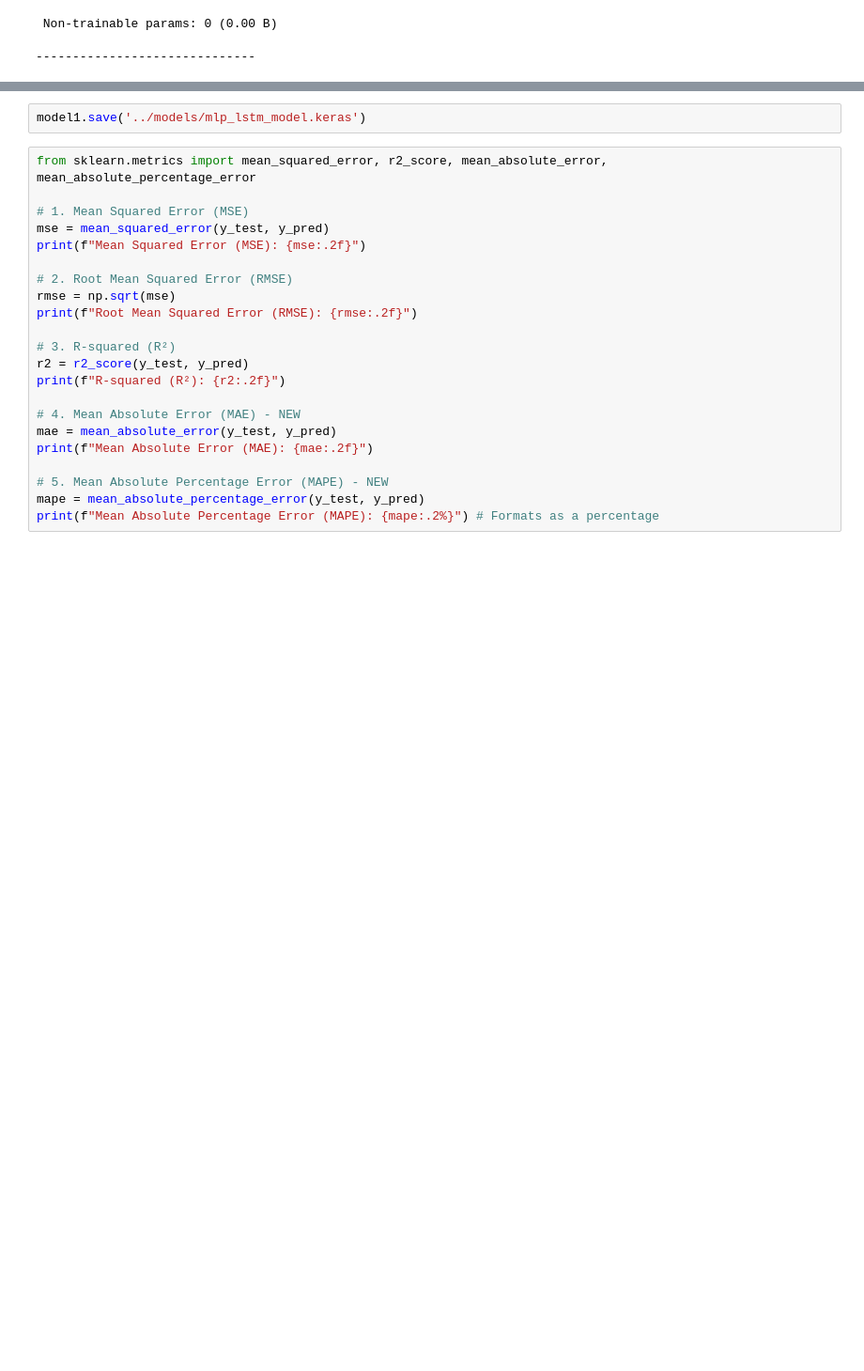
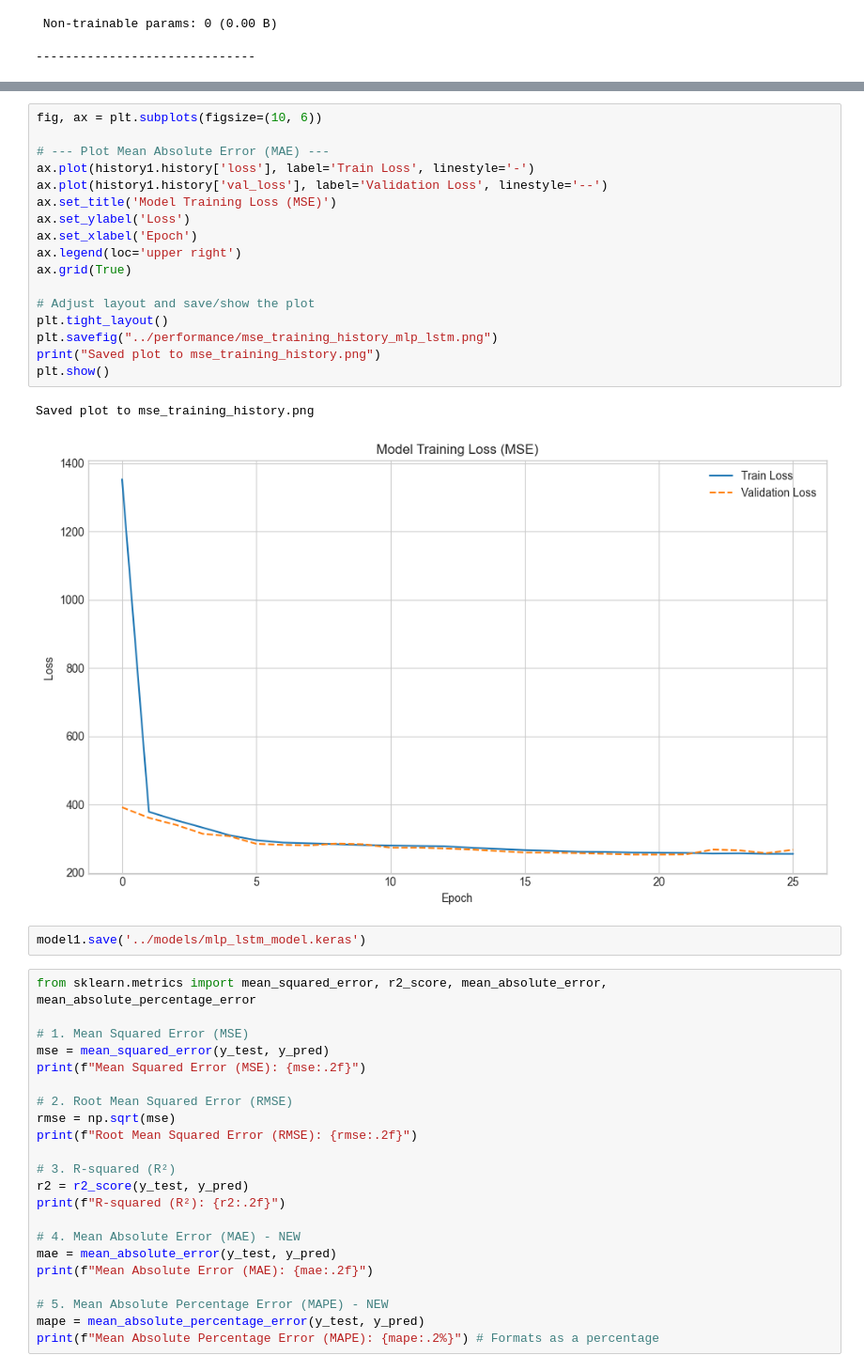
Before and after one commit to shadmanee/aqi-prediction-project, a Jupyter notebook: train/mpl-lstm.ipynb, the cells around one changed output, grey strips where cells are left out. Shown at 94% size. Cells and saved outputs as stored; diff of their text form; blank space fills up the shorter version.

```diff
--- a/train/mpl-lstm.ipynb
+++ b/train/mpl-lstm.ipynb
@@ -331,3 +331,23 @@ plt.show()
+# %%
+fig, ax = plt.subplots(figsize=(10, 6))
+
+# --- Plot Mean Absolute Error (MAE) ---
+ax.plot(history1.history['loss'], label='Train Loss', linestyle='-')
+ax.plot(history1.history['val_loss'], label='Validation Loss', linestyle='--')
+ax.set_title('Model Training Loss (MSE)')
+ax.set_ylabel('Loss')
+ax.set_xlabel('Epoch')
+ax.legend(loc='upper right')
+ax.grid(True)
+
+# Adjust layout and save/show the plot
+plt.tight_layout()
+plt.savefig("../performance/mse_training_history_mlp_lstm.png")
+print("Saved plot to mse_training_history.png")
+plt.show()
+# %% [output]
+Saved plot to mse_training_history.png
+[figure, added]
 # %%
 model1.save('../models/mlp_lstm_model.keras')
 # %%
```
Also changed, not shown: parts of 8 cells of this notebook, 16 other files.
